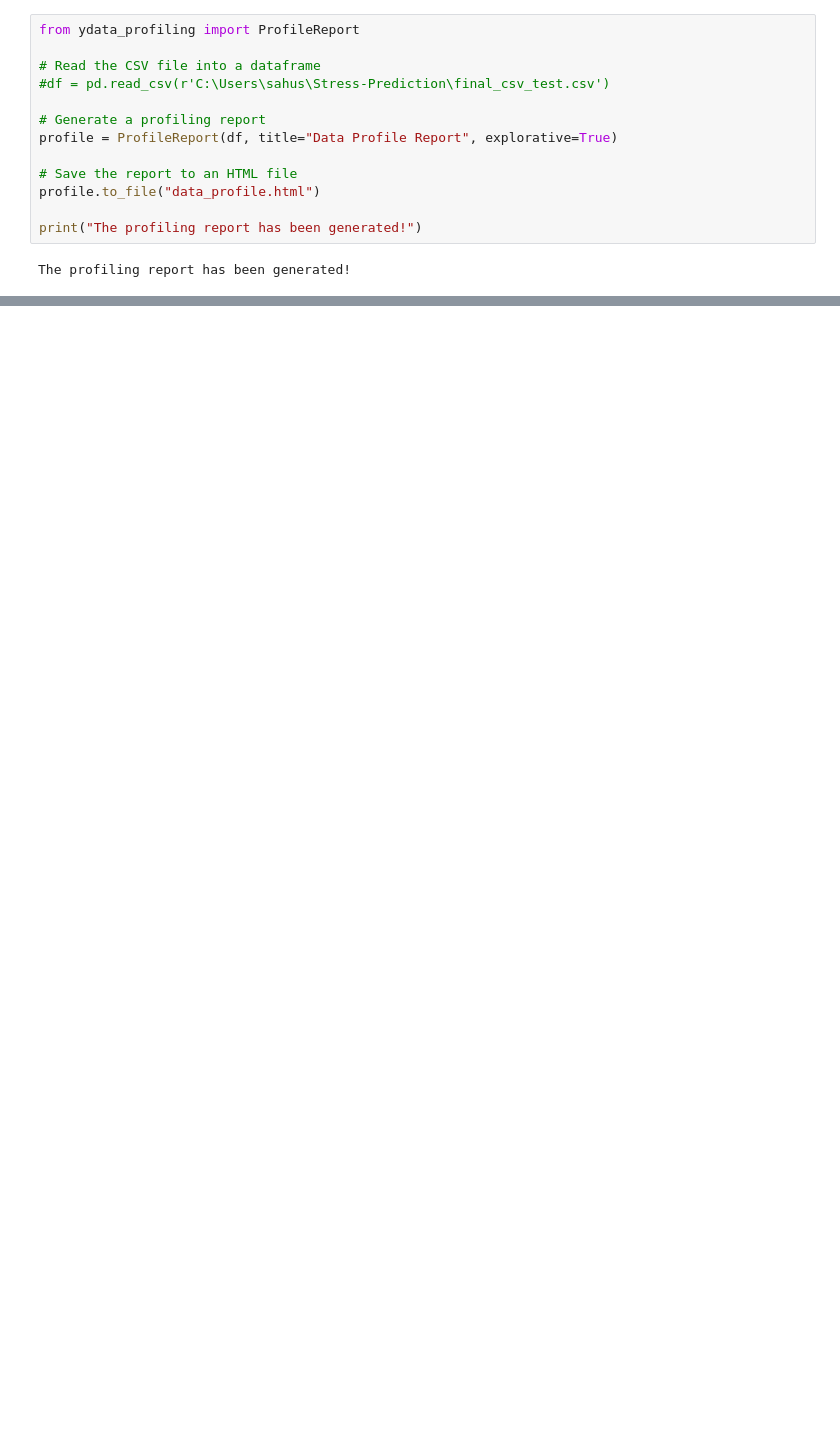
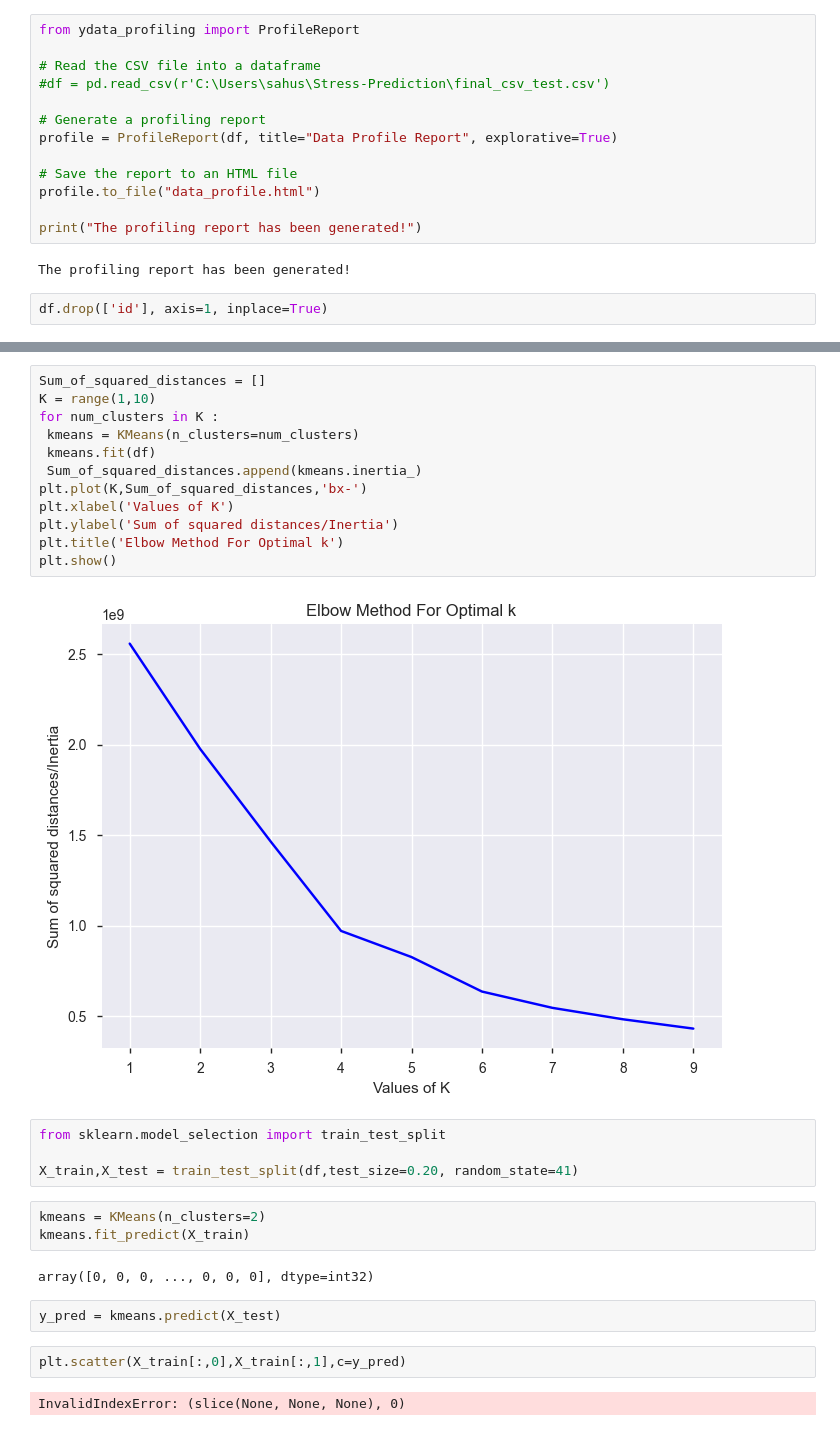
Before and after one commit to serpentile-c137/Stress-Prediction, a Jupyter notebook: EDA.ipynb, the cells around one changed output, grey strips where cells are left out. Saved outputs shown, nothing was run; the diff lists cells and outputs as text; blank space fills up the shorter version.

```diff
--- a/EDA.ipynb
+++ b/EDA.ipynb
@@ -175,3 +177,5 @@ profile.to_file("data_profile.html")
 print("The profiling report has been generated!")
 # %% [output]
 The profiling report has been generated!
+# %%
+df.drop(['id'], axis=1, inplace=True)
@@ -177,0 +193,29 @@ The profiling report has been generated!
+# %%
+Sum_of_squared_distances = []
+K = range(1,10)
+for num_clusters in K :
+ kmeans = KMeans(n_clusters=num_clusters)
+ kmeans.fit(df)
+ Sum_of_squared_distances.append(kmeans.inertia_)
+plt.plot(K,Sum_of_squared_distances,'bx-')
+plt.xlabel('Values of K')
+plt.ylabel('Sum of squared distances/Inertia')
+plt.title('Elbow Method For Optimal k')
+plt.show()
+# %% [output]
+[figure, added]
+# %%
+from sklearn.model_selection import train_test_split
+
+X_train,X_test = train_test_split(df,test_size=0.20, random_state=41)
+# %%
+kmeans = KMeans(n_clusters=2)
+kmeans.fit_predict(X_train)
+# %% [output]
+array([0, 0, 0, ..., 0, 0, 0], dtype=int32)
+# %%
+y_pred = kmeans.predict(X_test)
+# %%
+plt.scatter(X_train[:,0],X_train[:,1],c=y_pred)
+# %% [output]
+InvalidIndexError: (slice(None, None, None), 0)
```
Also changed, not shown: parts of 6 cells of this notebook.
